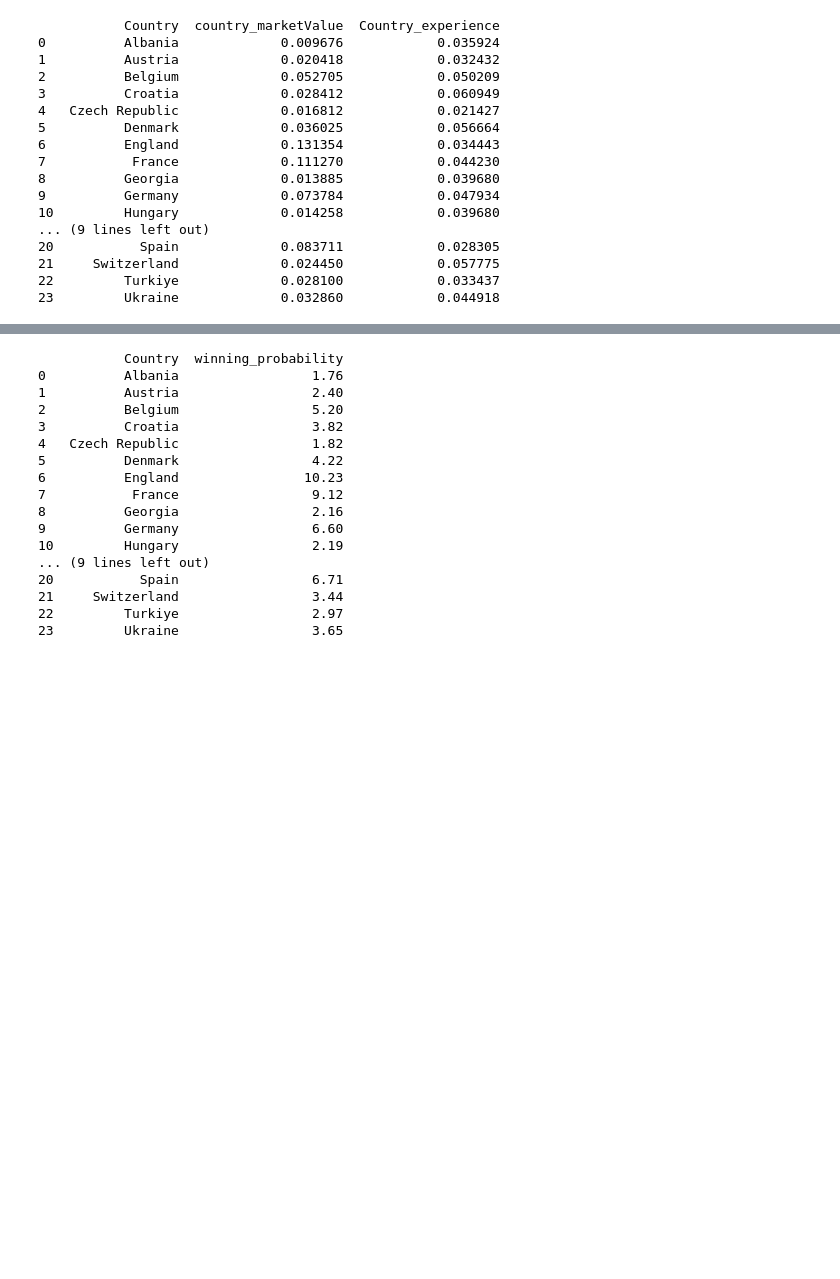
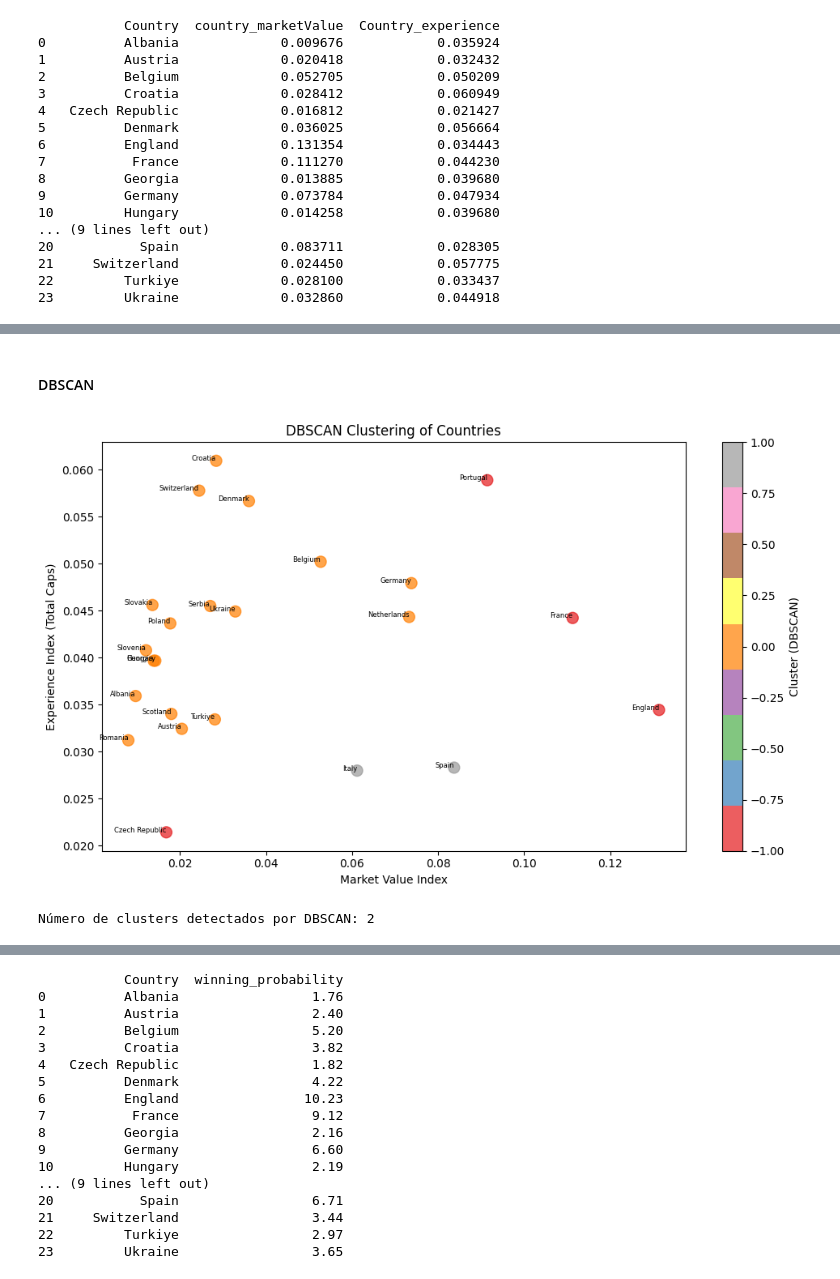
Before and after one commit to Maik3000/Euro2024-WinnerPrediction, a Jupyter notebook: Euro2024_WinnerPrediction.ipynb, the cells around one changed output, grey strips where cells are left out. Saved outputs shown, nothing was run; the diff lists cells and outputs as text; code cells hidden in the pictures; blank space fills up the shorter version.

```diff
--- a/Euro2024_WinnerPrediction.ipynb
+++ b/Euro2024_WinnerPrediction.ipynb
@@ -170,0 +246,34 @@ print(country_summary[['Country', 'country_marketValue', 'Country_experience']])
+# %% [markdown]
+#### DBSCAN
+# %%
+from sklearn.cluster import DBSCAN
+
+
+# Aplicar DBSCAN
+dbscan = DBSCAN(eps=0.8, min_samples=2)  # puedes ajustar eps y min_samples según tu dataset
+country_summary['Cluster_DBSCAN'] = dbscan.fit_predict(scaled_data)
+
+# Graficar resultados
+fig, ax = plt.subplots(figsize=(10, 6))
+scatter = ax.scatter(country_summary['country_marketValue'], country_summary['Country_experience'],
+                     c=country_summary['Cluster_DBSCAN'], cmap='Set1', s=100, alpha=0.7)
+
+ax.set_xlabel('Market Value Index')
+ax.set_ylabel('Experience Index (Total Caps)')
+ax.set_title('DBSCAN Clustering of Countries')
+
+plt.colorbar(scatter, label='Cluster (DBSCAN)')
+
+# Añadir nombres de los países a cada punto
+for i, row in country_summary.iterrows():
+    ax.text(row['country_marketValue'], row['Country_experience'], row['Country'], fontsize=6, ha='right')
+
+plt.tight_layout()
+plt.show()
+
+# Número de clusters detectados (sin contar outliers, que son -1)
+n_clusters_dbscan = len(set(country_summary['Cluster_DBSCAN'])) - (1 if -1 in country_summary['Cluster_DBSCAN'].values else 0)
+print(f"Número de clusters detectados por DBSCAN: {n_clusters_dbscan}")
+# %% [output]
+[figure, added]
+Número de clusters detectados por DBSCAN: 2
```
Also changed, not shown: parts of 11 cells of this notebook.
